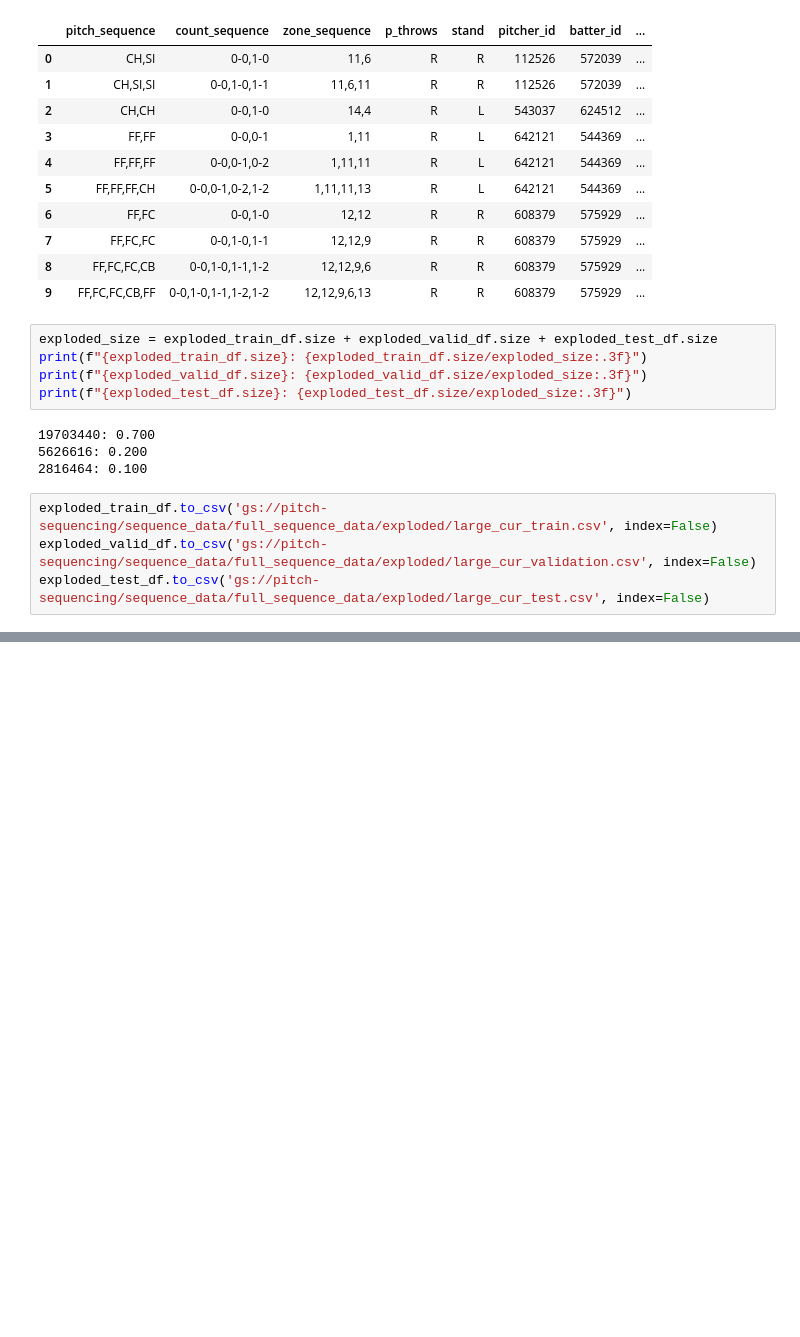
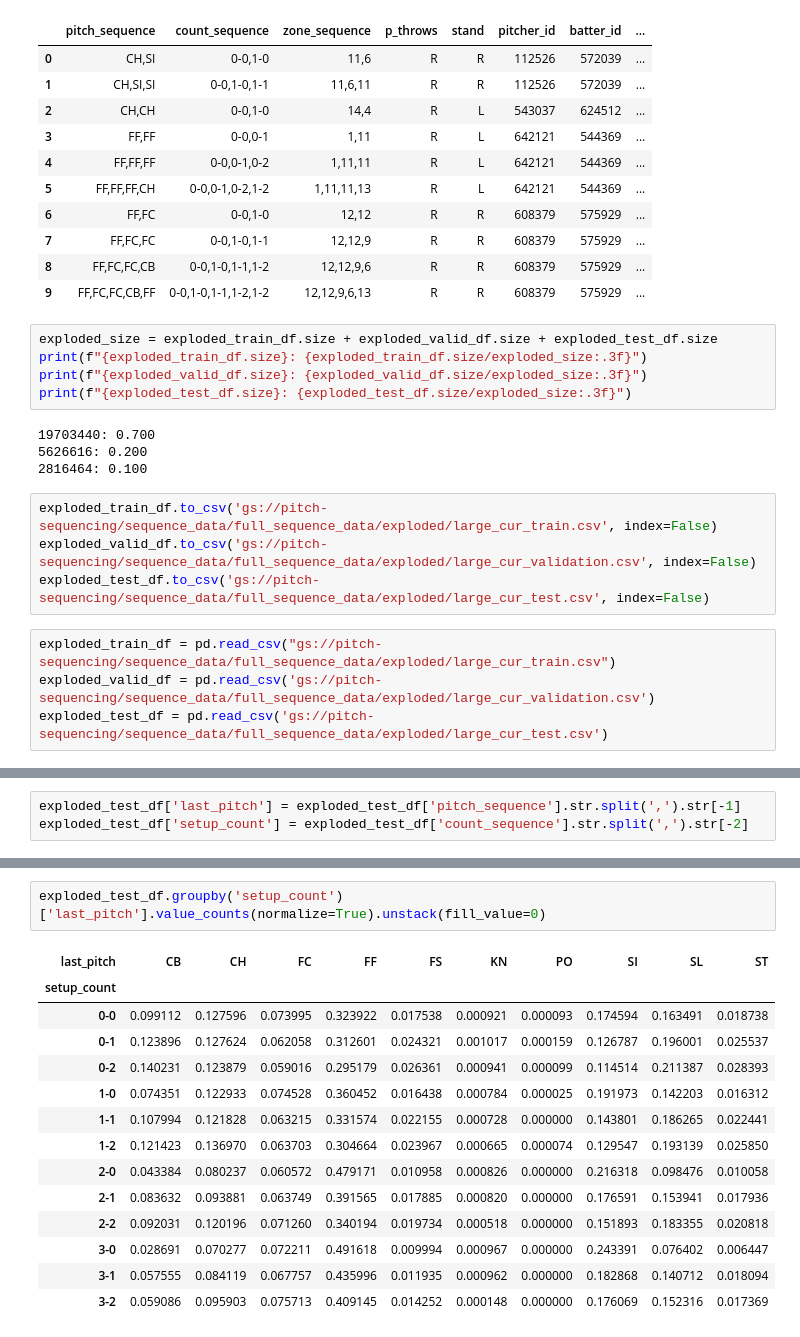
Before and after one commit to sidthakur08/pitch-sequencing, a Jupyter notebook: notebooks/PitchCountState/analysis.ipynb, the cells around one changed output, grey strips where cells are left out. Cells and saved outputs as stored; diff of their text form; blank space fills up the shorter version.

```diff
--- a/notebooks/PitchCountState/analysis.ipynb
+++ b/notebooks/PitchCountState/analysis.ipynb
@@ -314,3 +349,7 @@ print(f"{exploded_test_df.size}: {exploded_test_df.size/exploded_size:.3f}")
 exploded_train_df.to_csv('gs://pitch-sequencing/sequence_data/full_sequence_data/exploded/large_cur_train.csv', index=False)
 exploded_valid_df.to_csv('gs://pitch-sequencing/sequence_data/full_sequence_data/exploded/large_cur_validation.csv', index=False)
 exploded_test_df.to_csv('gs://pitch-sequencing/sequence_data/full_sequence_data/exploded/large_cur_test.csv', index=False)
+# %%
+exploded_train_df = pd.read_csv("gs://pitch-sequencing/sequence_data/full_sequence_data/exploded/large_cur_train.csv")
+exploded_valid_df = pd.read_csv('gs://pitch-sequencing/sequence_data/full_sequence_data/exploded/large_cur_validation.csv')
+exploded_test_df = pd.read_csv('gs://pitch-sequencing/sequence_data/full_sequence_data/exploded/large_cur_test.csv')
@@ -316,0 +499,3 @@ exploded_test_df.to_csv('gs://pitch-sequencing/sequence_data/full_sequence_data/
+# %%
+exploded_test_df['last_pitch'] = exploded_test_df['pitch_sequence'].str.split(',').str[-1]
+exploded_test_df['setup_count'] = exploded_test_df['count_sequence'].str.split(',').str[-2]
@@ -316,0 +544,17 @@ exploded_test_df.to_csv('gs://pitch-sequencing/sequence_data/full_sequence_data/
+# %%
+exploded_test_df.groupby('setup_count')['last_pitch'].value_counts(normalize=True).unstack(fill_value=0)
+# %% [output]
+| last_pitch | CB | CH | FC | FF | FS | KN | PO | SI | SL | ST |
+| setup_count |  |  |  |  |  |  |  |  |  |  |
+| 0-0 | 0.099112 | 0.127596 | 0.073995 | 0.323922 | 0.017538 | 0.000921 | 0.000093 | 0.174594 | 0.163491 | 0.018738 |
+| 0-1 | 0.123896 | 0.127624 | 0.062058 | 0.312601 | 0.024321 | 0.001017 | 0.000159 | 0.126787 | 0.196001 | 0.025537 |
+| 0-2 | 0.140231 | 0.123879 | 0.059016 | 0.295179 | 0.026361 | 0.000941 | 0.000099 | 0.114514 | 0.211387 | 0.028393 |
+| 1-0 | 0.074351 | 0.122933 | 0.074528 | 0.360452 | 0.016438 | 0.000784 | 0.000025 | 0.191973 | 0.142203 | 0.016312 |
+| 1-1 | 0.107994 | 0.121828 | 0.063215 | 0.331574 | 0.022155 | 0.000728 | 0.000000 | 0.143801 | 0.186265 | 0.022441 |
+| 1-2 | 0.121423 | 0.136970 | 0.063703 | 0.304664 | 0.023967 | 0.000665 | 0.000074 | 0.129547 | 0.193139 | 0.025850 |
+| 2-0 | 0.043384 | 0.080237 | 0.060572 | 0.479171 | 0.010958 | 0.000826 | 0.000000 | 0.216318 | 0.098476 | 0.010058 |
+| 2-1 | 0.083632 | 0.093881 | 0.063749 | 0.391565 | 0.017885 | 0.000820 | 0.000000 | 0.176591 | 0.153941 | 0.017936 |
+| 2-2 | 0.092031 | 0.120196 | 0.071260 | 0.340194 | 0.019734 | 0.000518 | 0.000000 | 0.151893 | 0.183355 | 0.020818 |
+| 3-0 | 0.028691 | 0.070277 | 0.072211 | 0.491618 | 0.009994 | 0.000967 | 0.000000 | 0.243391 | 0.076402 | 0.006447 |
+| 3-1 | 0.057555 | 0.084119 | 0.067757 | 0.435996 | 0.011935 | 0.000962 | 0.000000 | 0.182868 | 0.140712 | 0.018094 |
+| 3-2 | 0.059086 | 0.095903 | 0.075713 | 0.409145 | 0.014252 | 0.000148 | 0.000000 | 0.176069 | 0.152316 | 0.017369 |
```
Also changed, not shown: parts of 38 cells of this notebook, 7 other files.
